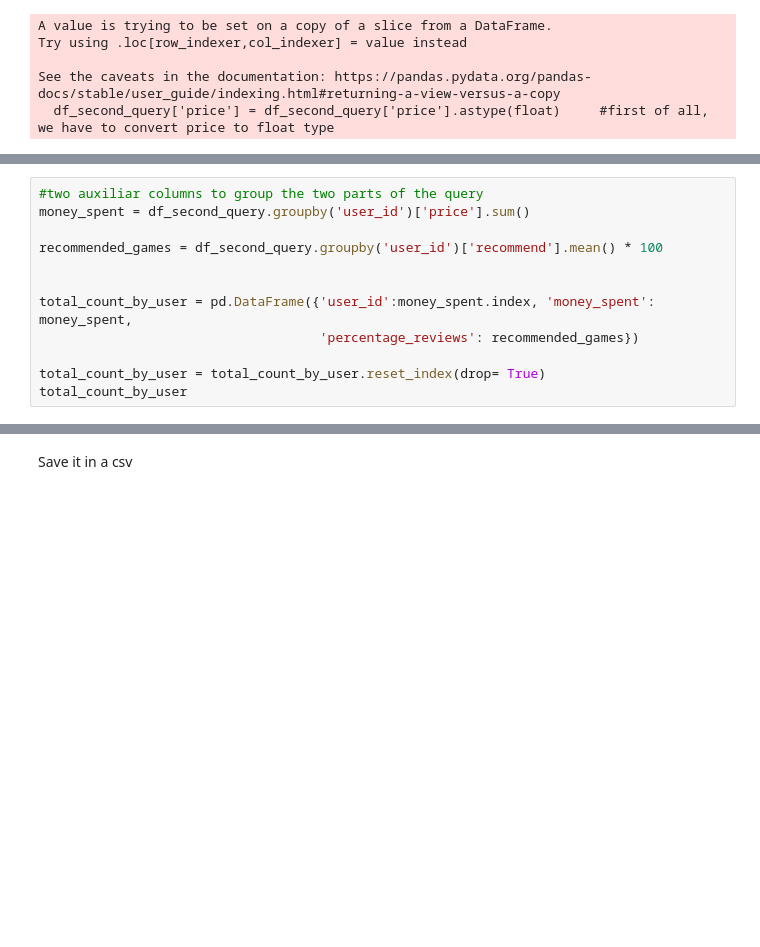
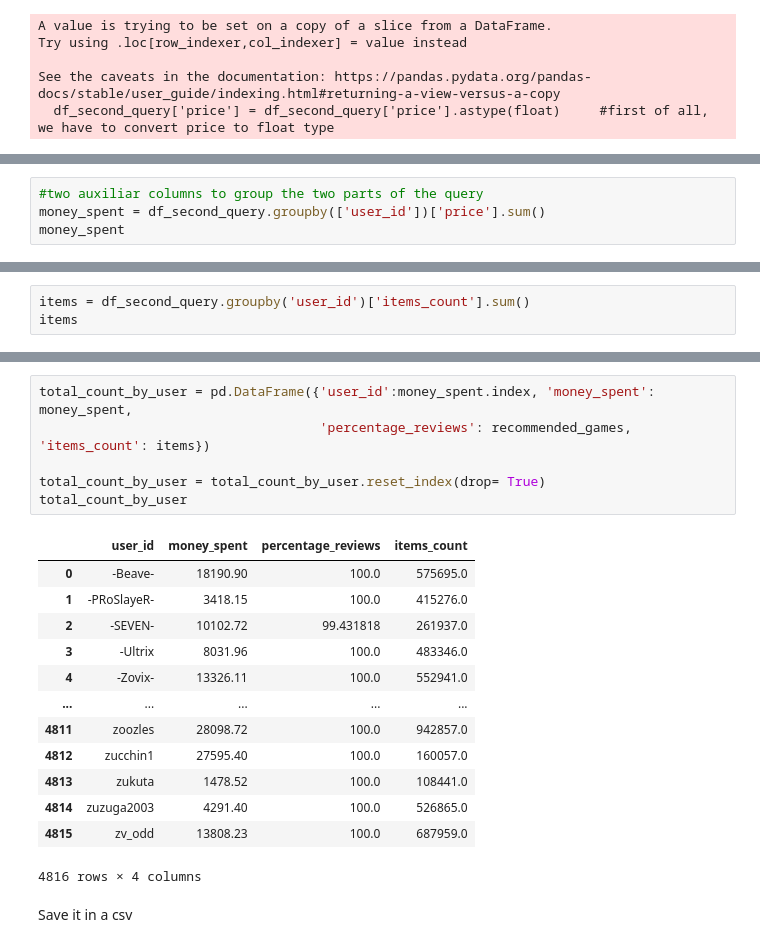
Before and after one commit to pablorobba/Proyecto_Individual_STEAM, a Jupyter notebook: Feature_ Engineering.ipynb, the cells around one changed output, grey strips where cells are left out. Drawn from its saved outputs; the diff is of its cells as text; blank space fills up the shorter version.

```diff
--- a/Feature_ Engineering.ipynb
+++ b/Feature_ Engineering.ipynb
@@ -363,13 +366,5 @@ Now we do the query that is asked, namely, to show the user id, the money they s
 # %%
 #two auxiliar columns to group the two parts of the query
-money_spent = df_second_query.groupby('user_id')['price'].sum()
-
-recommended_games = df_second_query.groupby('user_id')['recommend'].mean() * 100
-
-
-total_count_by_user = pd.DataFrame({'user_id':money_spent.index, 'money_spent': money_spent,
-                                    'percentage_reviews': recommended_games})
-
-total_count_by_user = total_count_by_user.reset_index(drop= True)
-total_count_by_user
+money_spent = df_second_query.groupby(['user_id'])['price'].sum()
+money_spent
 # %% [output]
@@ -388,0 +384,3 @@ total_count_by_user
+# %%
+items = df_second_query.groupby('user_id')['items_count'].sum()
+items
@@ -389,3 +418,23 @@ total_count_by_user
+# %%
+total_count_by_user = pd.DataFrame({'user_id':money_spent.index, 'money_spent': money_spent,
+                                    'percentage_reviews': recommended_games, 'items_count': items})
+
+total_count_by_user = total_count_by_user.reset_index(drop= True)
+total_count_by_user
+# %% [output]
+|  | user_id | money_spent | percentage_reviews | items_count |
+| 0 | -Beave- | 18190.90 | 100.0 | 575695.0 |
+| 1 | -PRoSlayeR- | 3418.15 | 100.0 | 415276.0 |
+| 2 | -SEVEN- | 10102.72 | 99.431818 | 261937.0 |
+| 3 | -Ultrix | 8031.96 | 100.0 | 483346.0 |
+| 4 | -Zovix- | 13326.11 | 100.0 | 552941.0 |
+| ... | ... | ... | ... | ... |
+| 4811 | zoozles | 28098.72 | 100.0 | 942857.0 |
+| 4812 | zucchin1 | 27595.40 | 100.0 | 160057.0 |
+| 4813 | zukuta | 1478.52 | 100.0 | 108441.0 |
+| 4814 | zuzuga2003 | 4291.40 | 100.0 | 526865.0 |
+| 4815 | zv_odd | 13808.23 | 100.0 | 687959.0 |
+4816 rows × 4 columns
 # %% [markdown]
 Save it in a csv
 # %%
```
Also changed, not shown: parts of 51 cells of this notebook, 6 other files.
